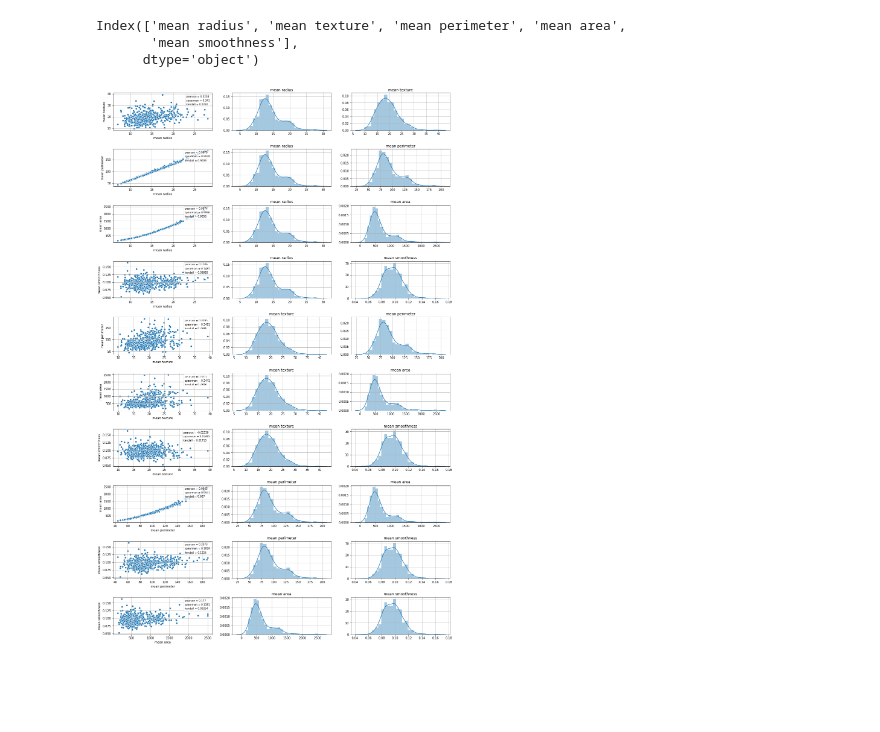
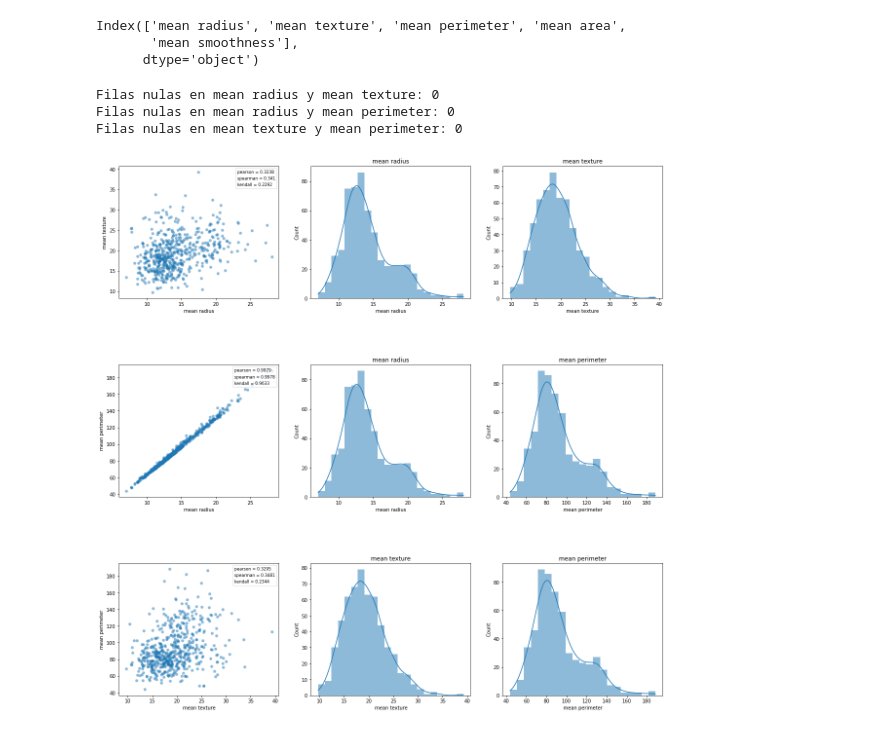
Before and after one commit to PiConsulting/Pensadero, a Jupyter notebook: DataScience/data_science_life_cycle/1_exploratory_data_analysis/Funciones/00.Correlaciones_variables_numericas_funcion.ipynb, the cells around one changed output. Cells and saved outputs as stored; diff of their text form; code cells hidden in the pictures; blank space fills up the shorter version.

Commit message:
[M] function correlaciones updated

```diff
--- a/DataScience/data_science_life_cycle/1_exploratory_data_analysis/Funciones/00.Correlaciones_variables_numericas_funcion.ipynb
+++ b/DataScience/data_science_life_cycle/1_exploratory_data_analysis/Funciones/00.Correlaciones_variables_numericas_funcion.ipynb
@@ -12,7 +12,7 @@ from scipy.stats import spearmanr, kendalltau, pearsonr
 
 from sklearn.datasets import load_breast_cancer
 # %%
-def correlaciones(dataset, columns):
+def correlaciones(dataset_base, columns, q=(0,1), mode='scatter', alpha=0.5, grid=False ):
     """
     OBJETIVO Y OUTPUT DE LA FUNCIÓN:
     * Mostrar las correlaciones entre columnas numéricas continuas deseadas de un dataframe.
@@ -27,6 +27,17 @@ def correlaciones(dataset, columns):
            - Dataframe con el cual se desea trabajar.
        * columns
            - Lista de columnas que se desean analizar
+       * q = (0,1)
+           - Rango intercuantílico a filtrar para el ploteo. Se aplica a variables numericas
+           - Valor por defecto: (0,1). Toma todo el rango intercuantílico(no se elimina ningun dato).
+       * mode
+           - Transparencia de los puntos en el scatter plo.
+           - scatter o hist
+       * alpha
+           - Cambiar la transparencia de los puntos en el grafico de dispersion
+       * grid
+           False: no se muestra la grilla de fondo
+           True: se muestra la grilla
     """
 
     #Se generan las combinaciones entre variables
@@ -36,14 +47,30 @@ def correlaciones(dataset, columns):
 
     for i, (col1, col2) in enumerate(combinations):
 
-        sns.scatterplot(dataset[col1], dataset[col2], ax=axes[i,0])
-        axes[i,0].grid(); axes[i,0].tick_params(labelleft=True)
+        # Posiblidad de mejora de como mostrar los nulos
+        print('Filas nulas en {} y {}: {}'.format(
+            col1, col2,
+            dataset_base[[col1,col2]].isnull().any(axis=1).sum()))
 
-        sns.distplot(dataset[col1], ax=axes[i,1]).set_title(col1)
-        axes[i,1].grid(); axes[i,1].set_xlabel('')
+        dataset = dataset_base[
+            (dataset_base[col1]>=dataset_base[col1].quantile(q[0])) & (dataset_base[col1]<=dataset_base[col1].quantile(q[1])) &
+            (dataset_base[col2]>=dataset_base[col2].quantile(q[0])) & (dataset_base[col2]<=dataset_base[col2].quantile(q[1])) ][[col1,col2]]
 
-        sns.distplot(dataset[col2], ax=axes[i,2]).set_title(col2)
-        axes[i,2].grid(); axes[i,2].set_xlabel('')
+        if mode == 'scatter':
+            sns.scatterplot(data=dataset, x=col1, y=col2, ax=axes[i,0], linewidth = 0, alpha=alpha)
+        elif mode == 'hist':
+            sns.histplot(data=dataset, x=col1, y=col2, ax=axes[i,0])
+        else:
+            sns.scatterplot(data=dataset, x=col1, y=col2, ax=axes[i,0],  linewidth = 0, alpha=alpha)
+
+        sns.histplot(data=dataset, x=col1, kde=True, linewidth = 0, ax=axes[i,1]).set_title(col1)
+        sns.histplot(data=dataset, x=col2, kde=True, linewidth = 0, ax=axes[i,2]).set_title(col2)
+
+        if grid:
+            axes[i,0].grid(); axes[i,0].tick_params(labelleft=True)
+            axes[i,1].grid(); axes[i,1].set_xlabel('')
+            axes[i,2].grid(); axes[i,2].set_xlabel('')
+
 
         #Para mostrar los resultados de lo coeficientes de correlación
         handles = [mpl_patches.Rectangle((0, 0), 1, 1, fc="white", ec="white", lw=0, alpha=0)] * 3
@@ -80,6 +107,9 @@ Index(['mean radius', 'mean texture', 'mean perimeter', 'mean area',
        'mean smoothness'],
       dtype='object')
 # %%
-correlaciones(df, df.columns[:5])
+correlaciones(df, df.columns[:3])
 # %% [output]
+Filas nulas en mean radius y mean texture: 0
+Filas nulas en mean radius y mean perimeter: 0
+Filas nulas en mean texture y mean perimeter: 0
-[figure, old version]
+[figure, new version]
```
Also changed, not shown: parts of 1 cell of this notebook.
